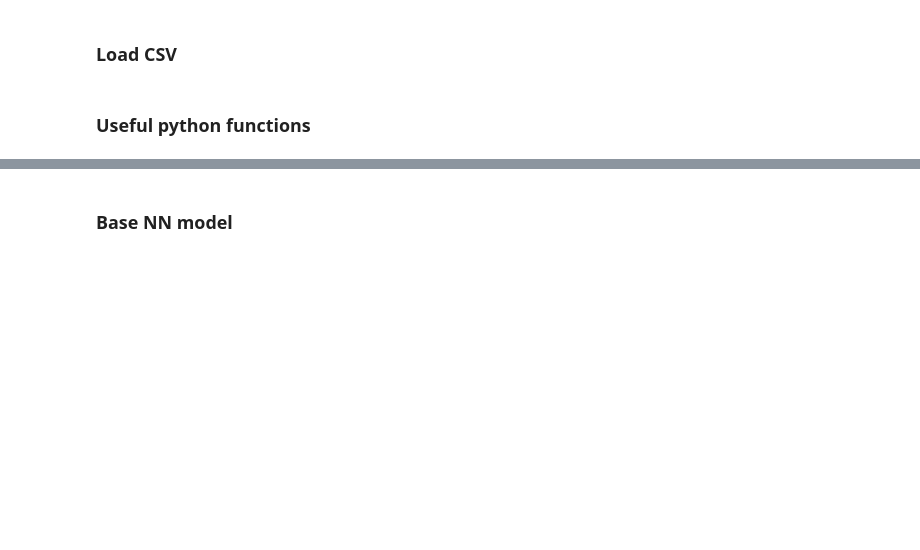
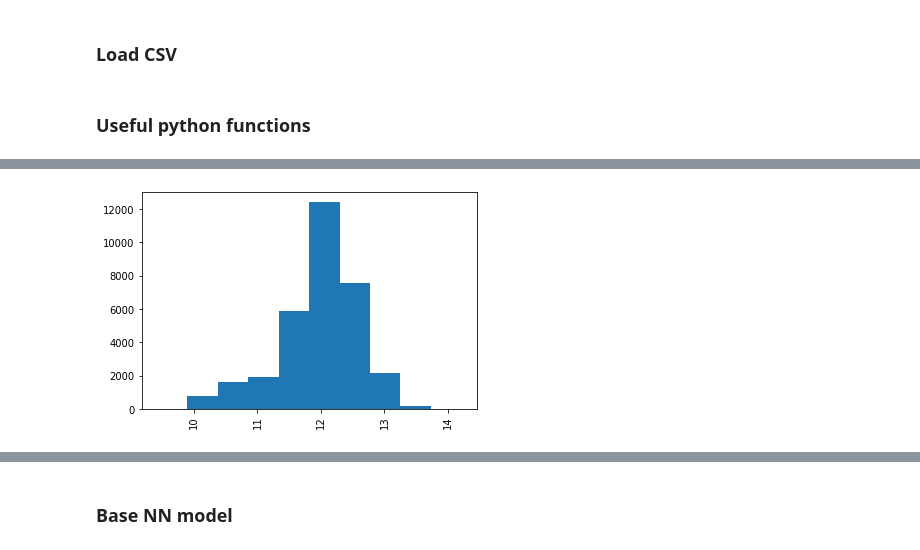
Before and after one commit to giacomo-montibeller/from-0-to-ml, a Jupyter notebook: data/real_scenario_playground.ipynb, the cells around one changed output, grey strips where cells are left out. Cells and saved outputs as stored; diff of their text form; code cells hidden in the pictures; blank space fills up the shorter version.

```diff
--- a/data/real_scenario_playground.ipynb
+++ b/data/real_scenario_playground.ipynb
@@ -80,0 +125,6 @@ def plot_numerical_distribution(column, label_rotation = 0):
+# %%
+dataset["fnlwgt"] = np.log1p(dataset["fnlwgt"])
+
+plot_numerical_distribution("fnlwgt", 90)
+# %% [output]
+[figure, added]
```
Also changed, not shown: parts of 17 cells of this notebook, 1 other file.
